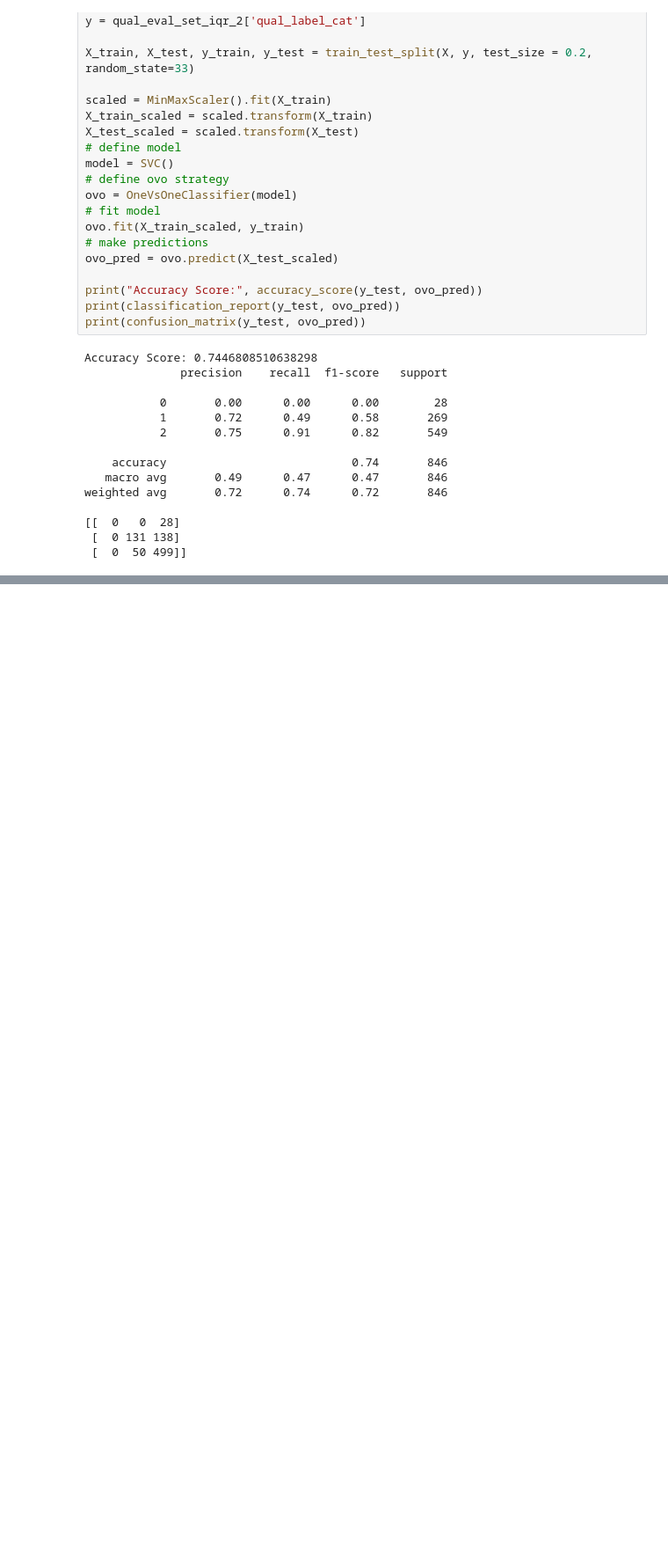
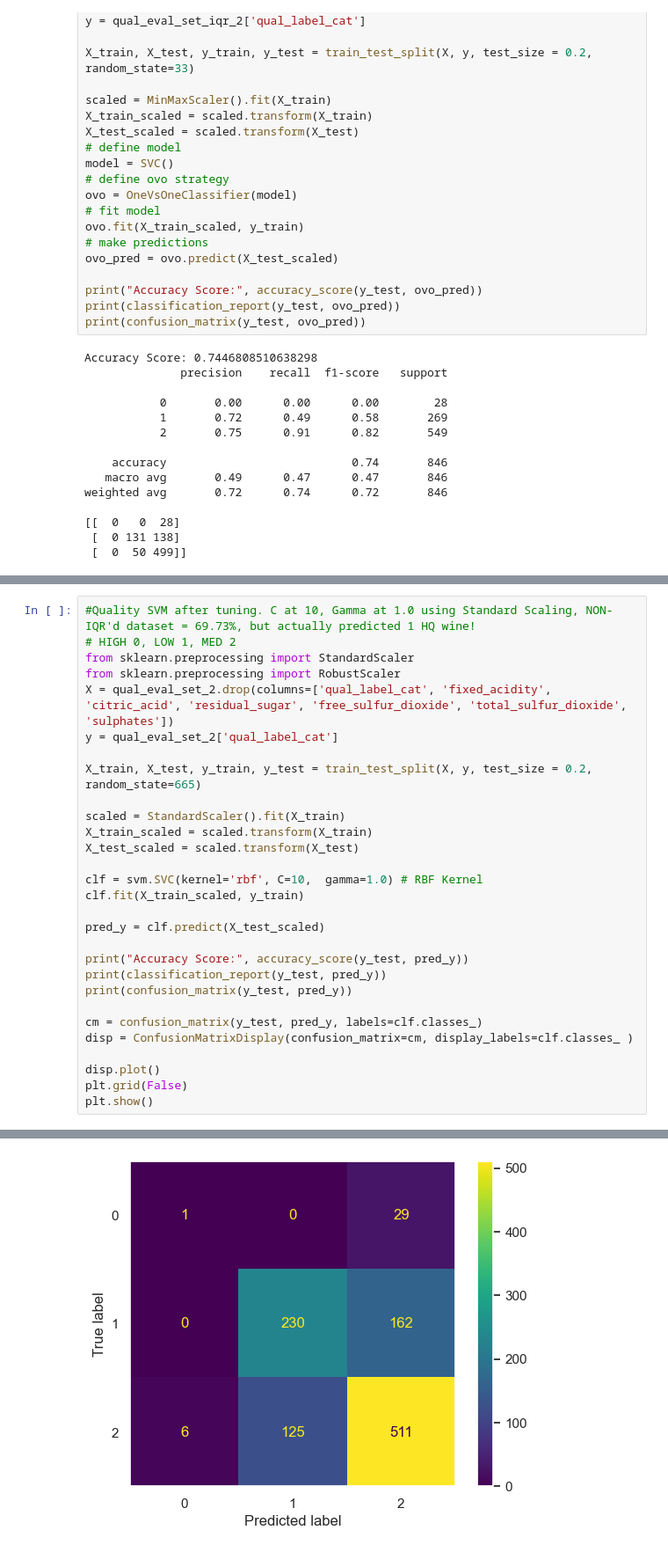
Before and after one commit to cdb8675309/-mod1-project2-Sprint-3, a Jupyter notebook: Sprint_3.ipynb, the cells around one changed output, grey strips where cells are left out. Shown: that part at 88% size. Saved outputs shown, nothing was run; the diff lists cells and outputs as text; blank space fills up the shorter version.

```diff
--- a/Sprint_3.ipynb
+++ b/Sprint_3.ipynb
@@ -2040,0 +2213,30 @@ weighted avg       0.72      0.74      0.72       846
+# %%
+#Quality SVM after tuning. C at 10, Gamma at 1.0 using Standard Scaling, NON-IQR'd dataset = 69.73%, but actually predicted 1 HQ wine!
+# HIGH 0, LOW 1, MED 2
+from sklearn.preprocessing import StandardScaler
+from sklearn.preprocessing import RobustScaler
+X = qual_eval_set_2.drop(columns=['qual_label_cat', 'fixed_acidity', 'citric_acid', 'residual_sugar', 'free_sulfur_dioxide', 'total_sulfur_dioxide', 'sulphates'])
+y = qual_eval_set_2['qual_label_cat']
+
+X_train, X_test, y_train, y_test = train_test_split(X, y, test_size = 0.2, random_state=665)
+
+scaled = StandardScaler().fit(X_train)
+X_train_scaled = scaled.transform(X_train)
+X_test_scaled = scaled.transform(X_test)
+
+clf = svm.SVC(kernel='rbf', C=10,  gamma=1.0) # RBF Kernel
+clf.fit(X_train_scaled, y_train)
+
+pred_y = clf.predict(X_test_scaled)
+
+print("Accuracy Score:", accuracy_score(y_test, pred_y))
+print(classification_report(y_test, pred_y))
+print(confusion_matrix(y_test, pred_y))
+
+cm = confusion_matrix(y_test, pred_y, labels=clf.classes_)
+disp = ConfusionMatrixDisplay(confusion_matrix=cm, display_labels=clf.classes_ )
+
+disp.plot()
+plt.grid(False)
+plt.show()
+# %% [output]
@@ -2040,0 +2257 @@ weighted avg       0.72      0.74      0.72       846
+[figure, added]
```
Also changed, not shown: parts of 18 cells of this notebook.
